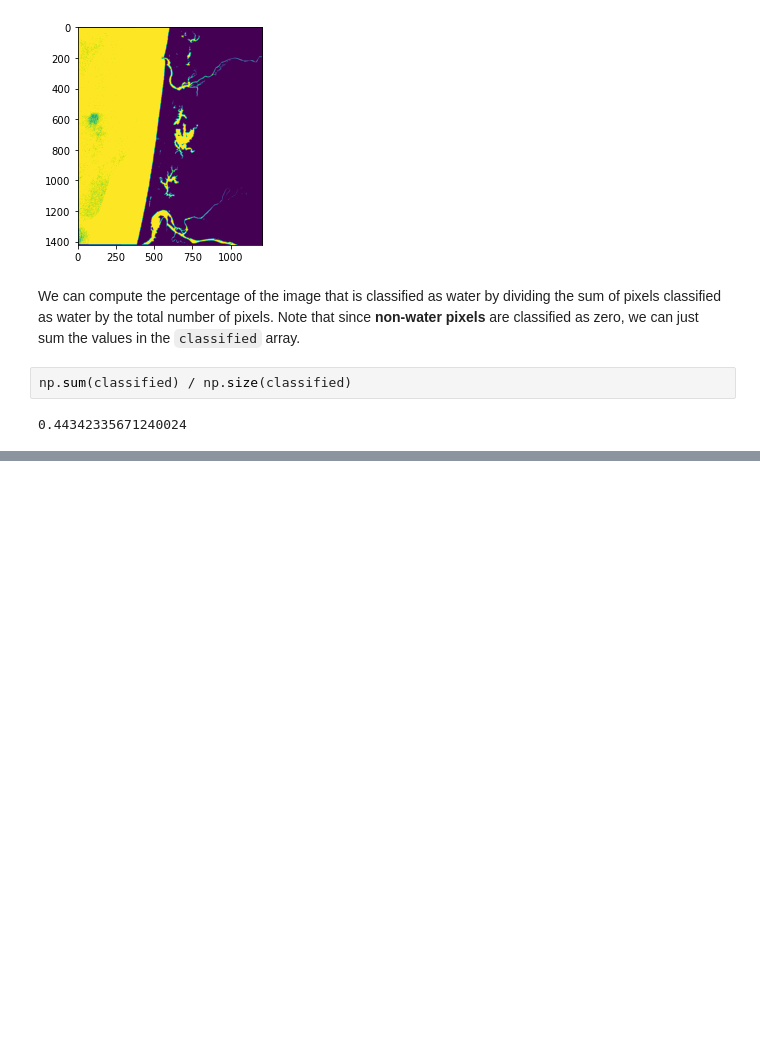
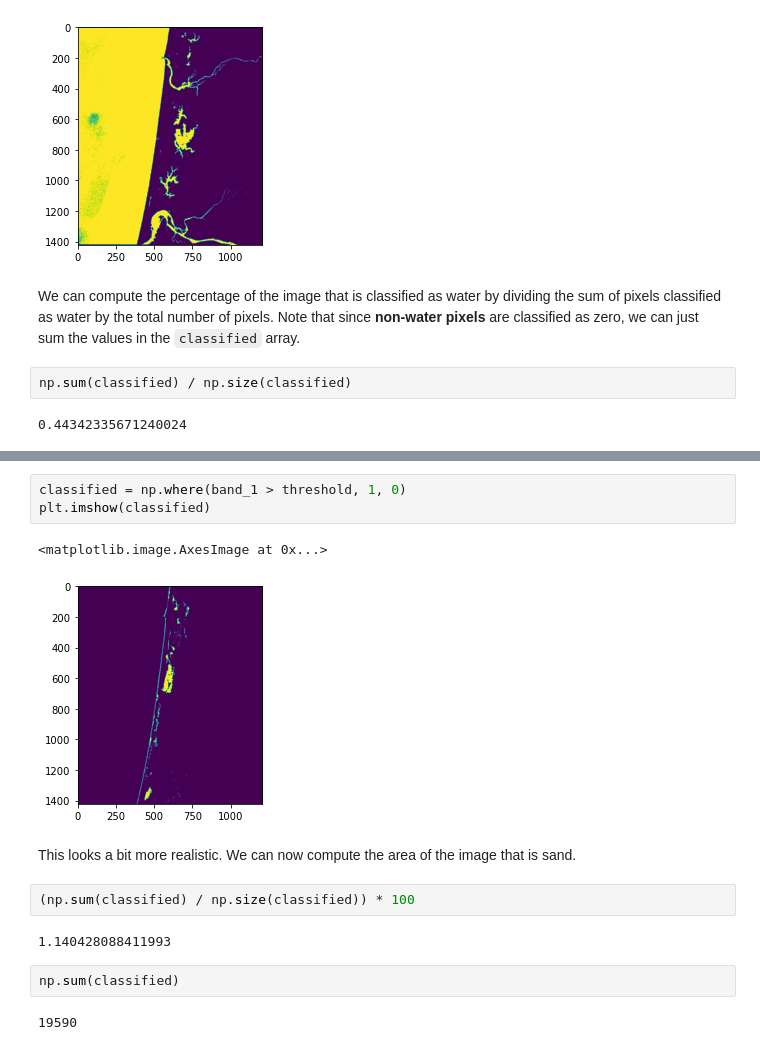
Before and after one commit to ryan-lab-duke/programming-for-sds-site, a Jupyter notebook: book/_build/jupyter_execute/demos/10b-demo.ipynb, the cells around one changed output, grey strips where cells are left out. Saved outputs shown, nothing was run; the diff lists cells and outputs as text; blank space fills up the shorter version.

```diff
--- a/book/_build/jupyter_execute/demos/10b-demo.ipynb
+++ b/book/_build/jupyter_execute/demos/10b-demo.ipynb
@@ -130,0 +190,16 @@ threshold = np.nanpercentile(water_mask, 10)
+# %%
+classified = np.where(band_1 > threshold, 1, 0)
+plt.imshow(classified)
+# %% [output]
+<matplotlib.image.AxesImage at 0x...>
+[figure, added]
+# %% [markdown]
+This looks a bit more realistic. We can now compute the area of the image that is sand.
+# %%
+(np.sum(classified) / np.size(classified)) * 100
+# %% [output]
+1.140428088411993
+# %%
+np.sum(classified)
+# %% [output]
+19590
```
Also changed, not shown: parts of 21 cells of this notebook, 54 other files.
